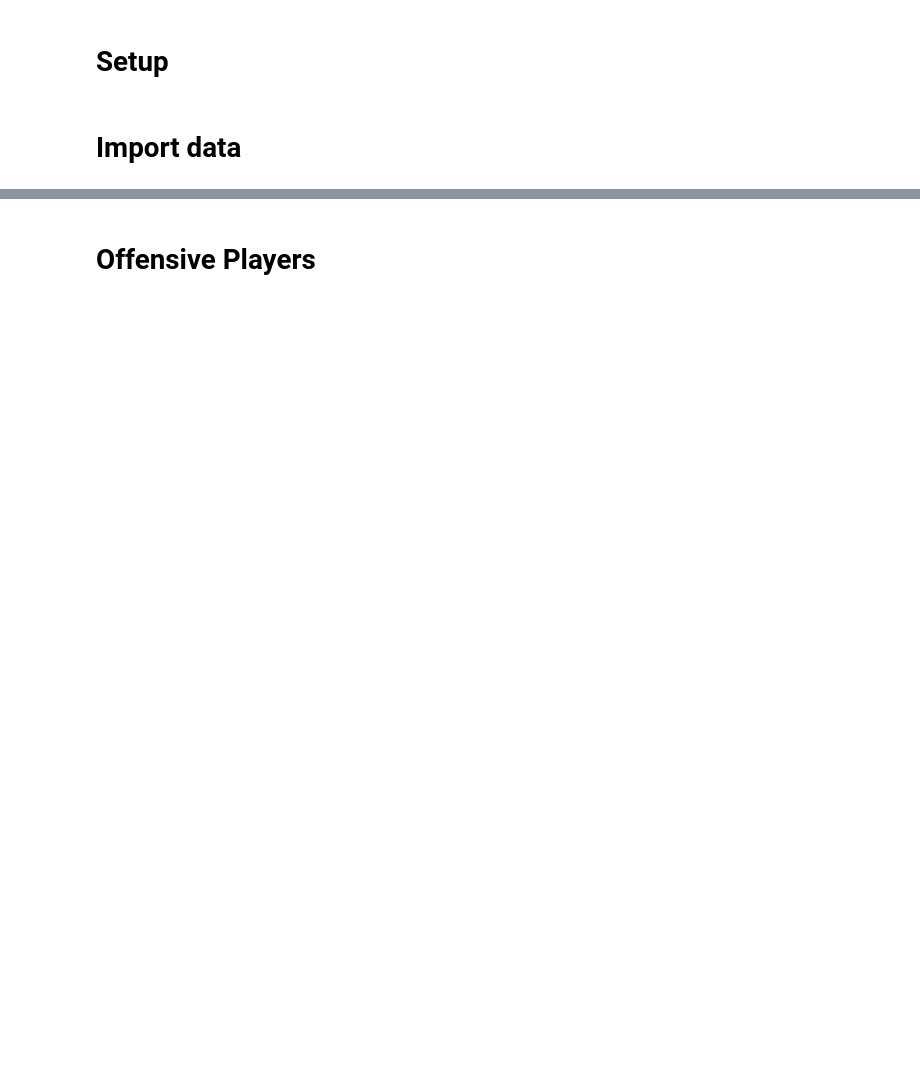
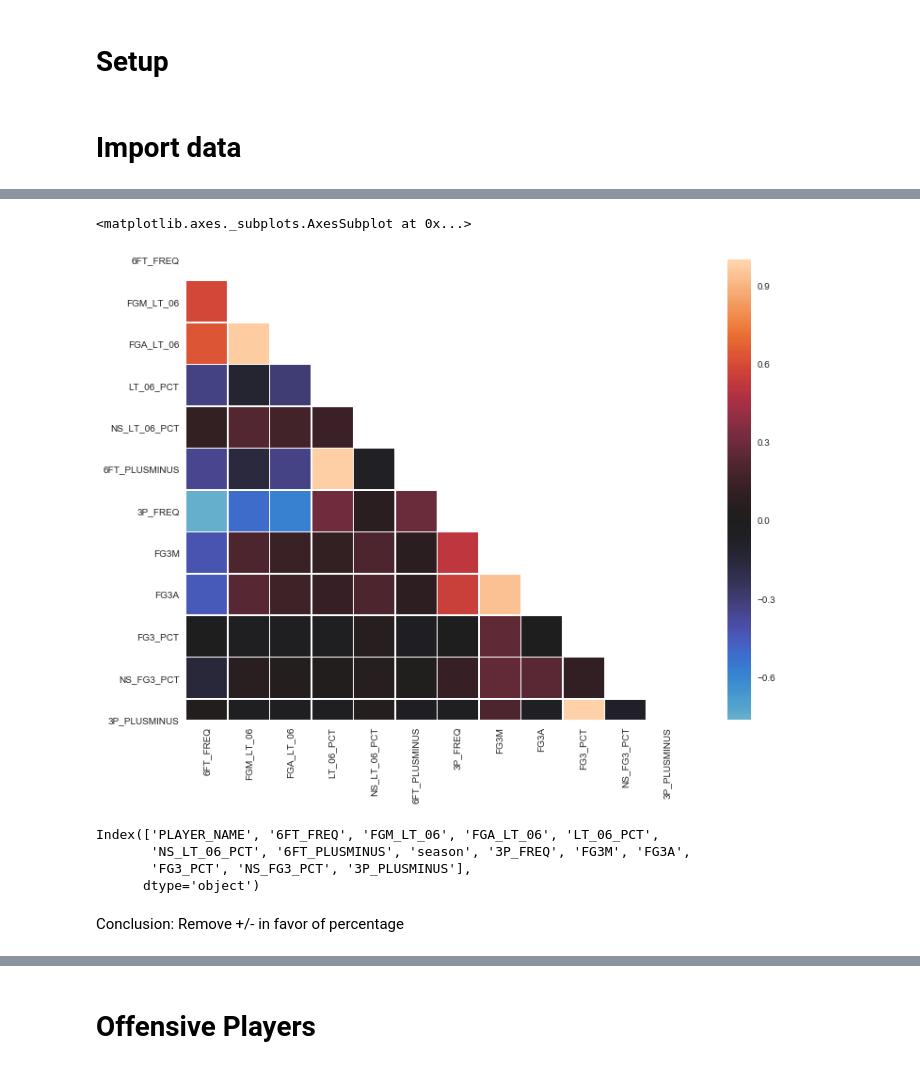
Before and after one commit to SpecCRA/msds_456_sports_analytics_files, a Jupyter notebook: assignment03/player_categorization.ipynb, the cells around one changed output, grey strips where cells are left out. Drawn from its saved outputs; the diff is of its cells as text; code cells hidden in the pictures; blank space fills up the shorter version.

```diff
--- a/assignment03/player_categorization.ipynb
+++ b/assignment03/player_categorization.ipynb
@@ -33,0 +132,4 @@ defensive_df.head()
+# %%
+# correlation matrix with defensive statistics
+
+filtered_def_stats = pd.concat([defensive_df.PLAYER_NAME, defensive_df[defensive_df.columns[9:22]]], axis=1)
@@ -33,0 +168,22 @@ defensive_df.head()
+# %%
+# Look at correlation matrices
+def_corr = filtered_def_stats[filtered_def_stats.columns[1:14]].corr()
+def_mask = np.triu(np.ones_like(def_corr, dtype=np.bool))
+
+f, ax = plt.subplots(figsize=(15, 9))
+
+cmap = sns.diverging_palette(220, 10, as_cmap=True)
+
+sns.heatmap(def_corr, square=True, mask=def_mask, center=0, linewidths=0.5)
+# %% [output]
+<matplotlib.axes._subplots.AxesSubplot at 0x...>
+[figure, added]
+# %%
+filtered_def_stats.columns
+# %% [output]
+Index(['PLAYER_NAME', '6FT_FREQ', 'FGM_LT_06', 'FGA_LT_06', 'LT_06_PCT',
+       'NS_LT_06_PCT', '6FT_PLUSMINUS', 'season', '3P_FREQ', 'FG3M', 'FG3A',
+       'FG3_PCT', 'NS_FG3_PCT', '3P_PLUSMINUS'],
+      dtype='object')
+# %% [markdown]
+Conclusion: Remove +/- in favor of percentage
```
Also changed, not shown: parts of 61 cells of this notebook, 13 other files.
